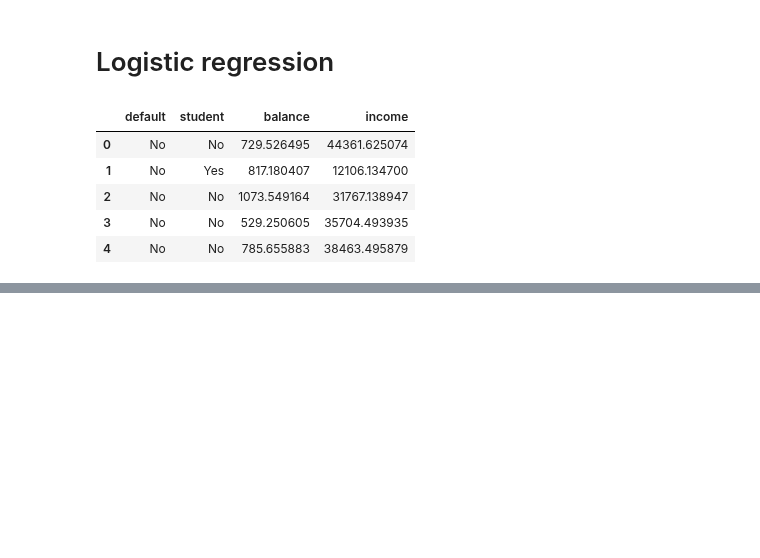
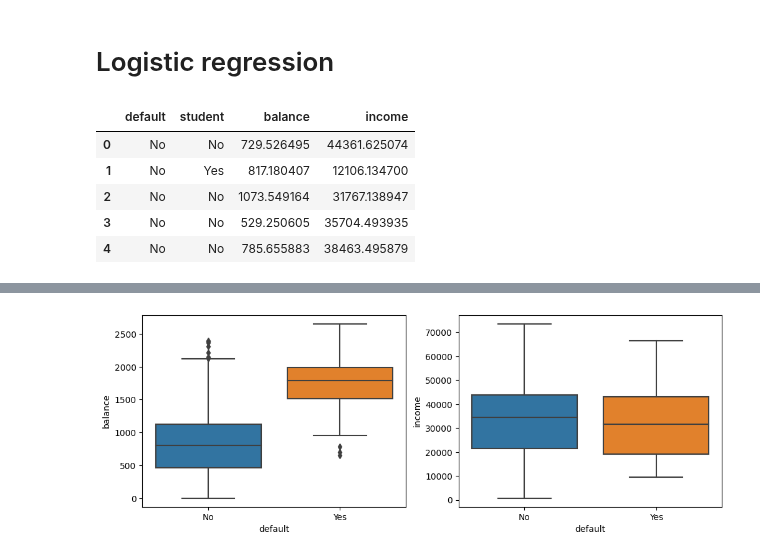
Before and after one commit to SCGlass/Machine-learning, a Jupyter notebook: Code-alongs/L5-Logistic_regression.ipynb, the cells around one changed output, grey strips where cells are left out. Saved outputs shown, nothing was run; the diff lists cells and outputs as text; code cells hidden in the pictures; blank space fills up the shorter version.

```diff
--- a/Code-alongs/L5-Logistic_regression.ipynb
+++ b/Code-alongs/L5-Logistic_regression.ipynb
@@ -17,0 +55,9 @@ df.head()
+# %%
+fig, ax = plt.subplots(1,2, figsize=(12,4))
+
+for ax, column in zip(ax, ["balance", "income"]):
+    sns.boxplot(data=df,x ="default", y= column, ax=ax)
+
+# TODO for reader: clean up outliers
+# %% [output]
+[figure, added]
```
Also changed, not shown: parts of 11 cells of this notebook.
